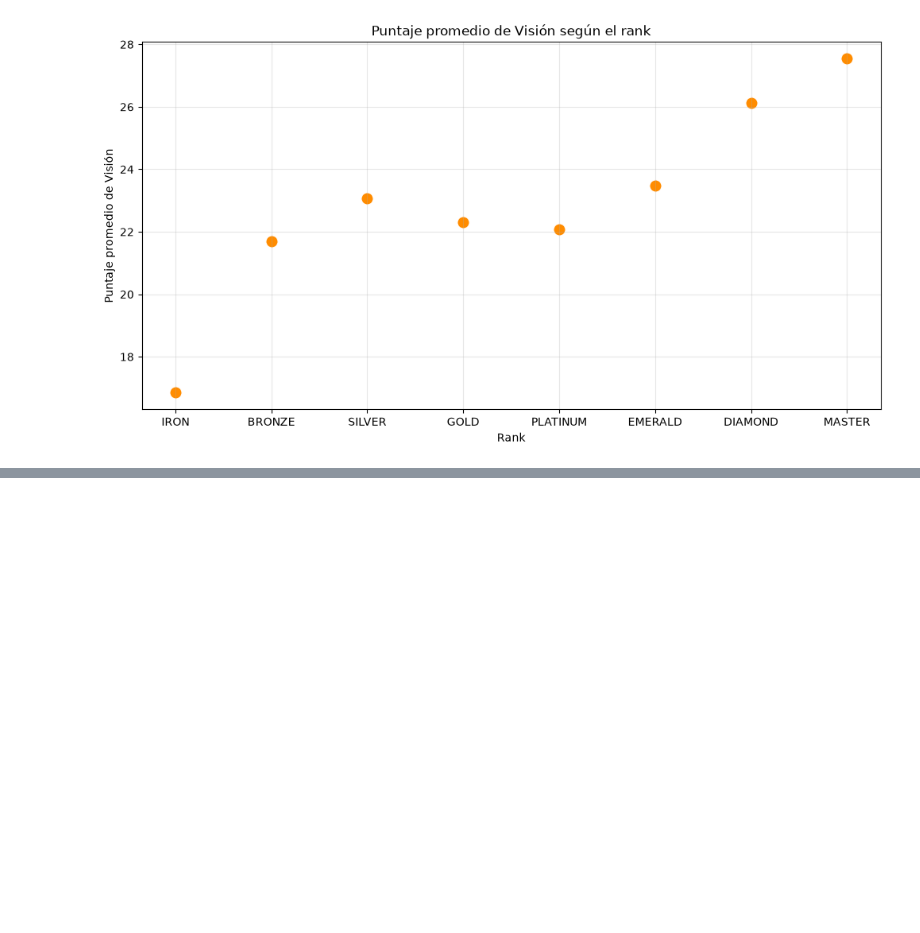
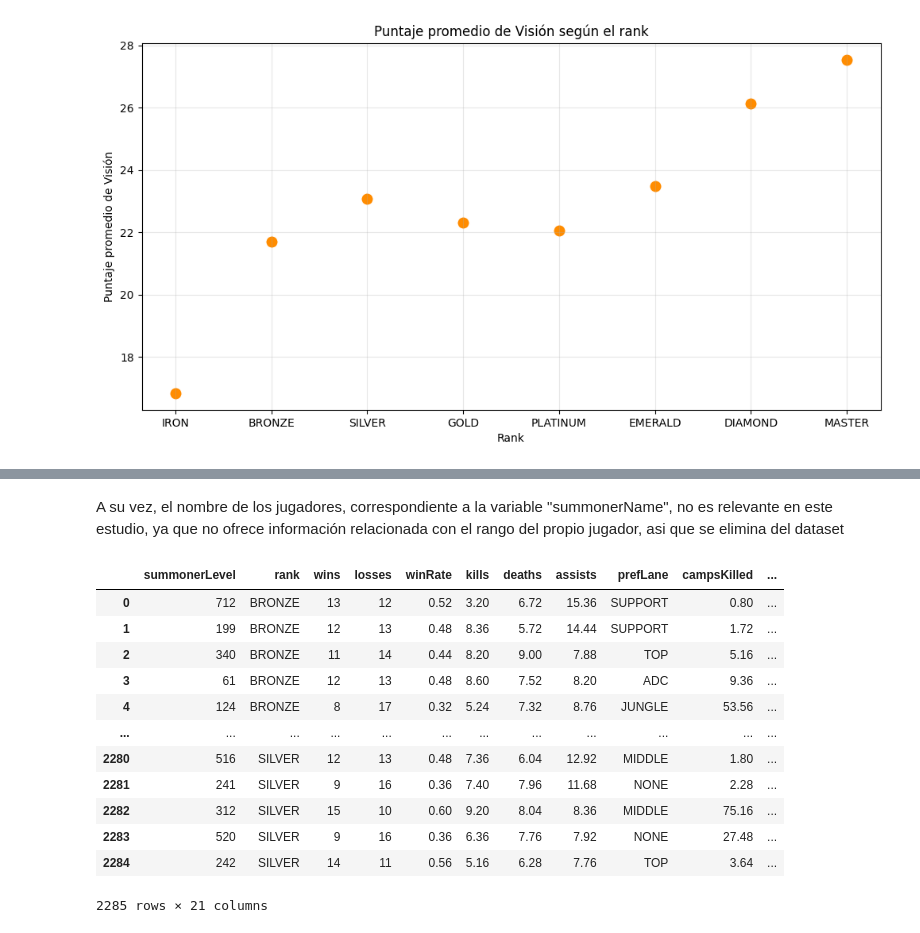
Before and after one commit to JuanjoLT/introIA-proyecto1, a Jupyter notebook: main.ipynb, the cells around one changed output, grey strips where cells are left out. Cells and saved outputs as stored; diff of their text form; code cells hidden in the pictures; blank space fills up the shorter version.

```diff
--- a/main.ipynb
+++ b/main.ipynb
@@ -140,0 +178,20 @@ plt.show()
+# %% [markdown]
+A su vez, el nombre de los jugadores, correspondiente a la variable "summonerName", no es relevante en este estudio, ya que no ofrece información relacionada con el rango del propio jugador, asi que se elimina del dataset
+# %%
+#Eliminar summonerName
+data = data.drop(columns=["summonerName"])
+data
+# %% [output]
+|  | summonerLevel | rank | wins | losses | winRate | kills | deaths | assists | prefLane | campsKilled | ... |
+| 0 | 712 | BRONZE | 13 | 12 | 0.52 | 3.20 | 6.72 | 15.36 | SUPPORT | 0.80 | ... |
+| 1 | 199 | BRONZE | 12 | 13 | 0.48 | 8.36 | 5.72 | 14.44 | SUPPORT | 1.72 | ... |
+| 2 | 340 | BRONZE | 11 | 14 | 0.44 | 8.20 | 9.00 | 7.88 | TOP | 5.16 | ... |
+| 3 | 61 | BRONZE | 12 | 13 | 0.48 | 8.60 | 7.52 | 8.20 | ADC | 9.36 | ... |
+| 4 | 124 | BRONZE | 8 | 17 | 0.32 | 5.24 | 7.32 | 8.76 | JUNGLE | 53.56 | ... |
+| ... | ... | ... | ... | ... | ... | ... | ... | ... | ... | ... | ... |
+| 2280 | 516 | SILVER | 12 | 13 | 0.48 | 7.36 | 6.04 | 12.92 | MIDDLE | 1.80 | ... |
+| 2281 | 241 | SILVER | 9 | 16 | 0.36 | 7.40 | 7.96 | 11.68 | NONE | 2.28 | ... |
+| 2282 | 312 | SILVER | 15 | 10 | 0.60 | 9.20 | 8.04 | 8.36 | MIDDLE | 75.16 | ... |
+| 2283 | 520 | SILVER | 9 | 16 | 0.36 | 6.36 | 7.76 | 7.92 | NONE | 27.48 | ... |
+| 2284 | 242 | SILVER | 14 | 11 | 0.56 | 5.16 | 6.28 | 7.76 | TOP | 3.64 | ... |
+2285 rows × 21 columns
```
Also changed, not shown: parts of 6 cells of this notebook.
